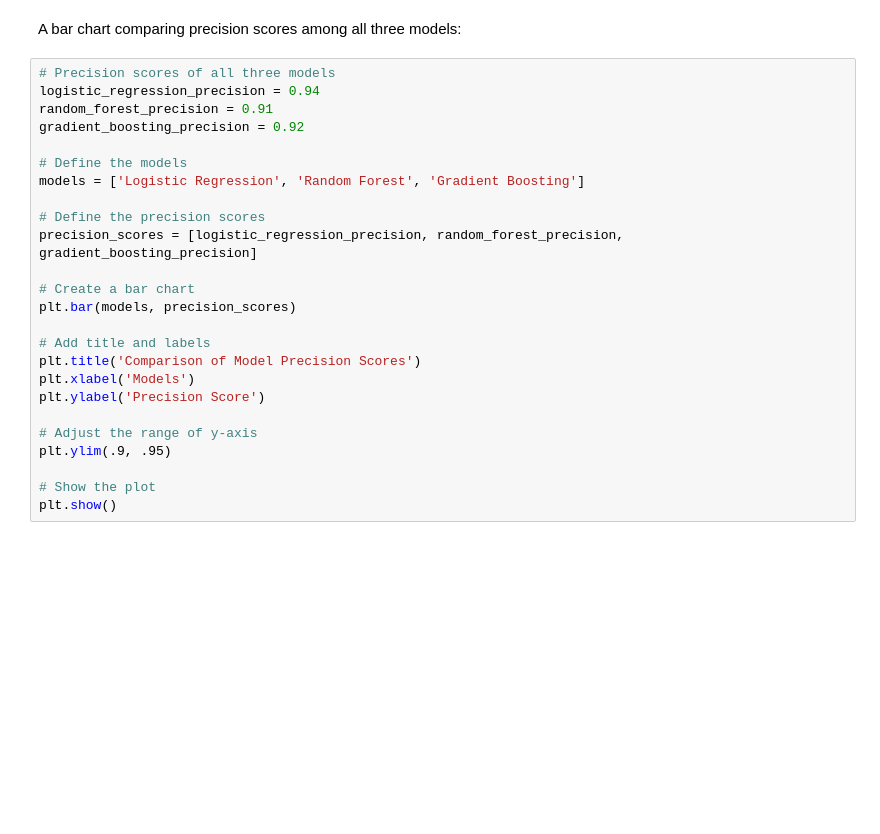
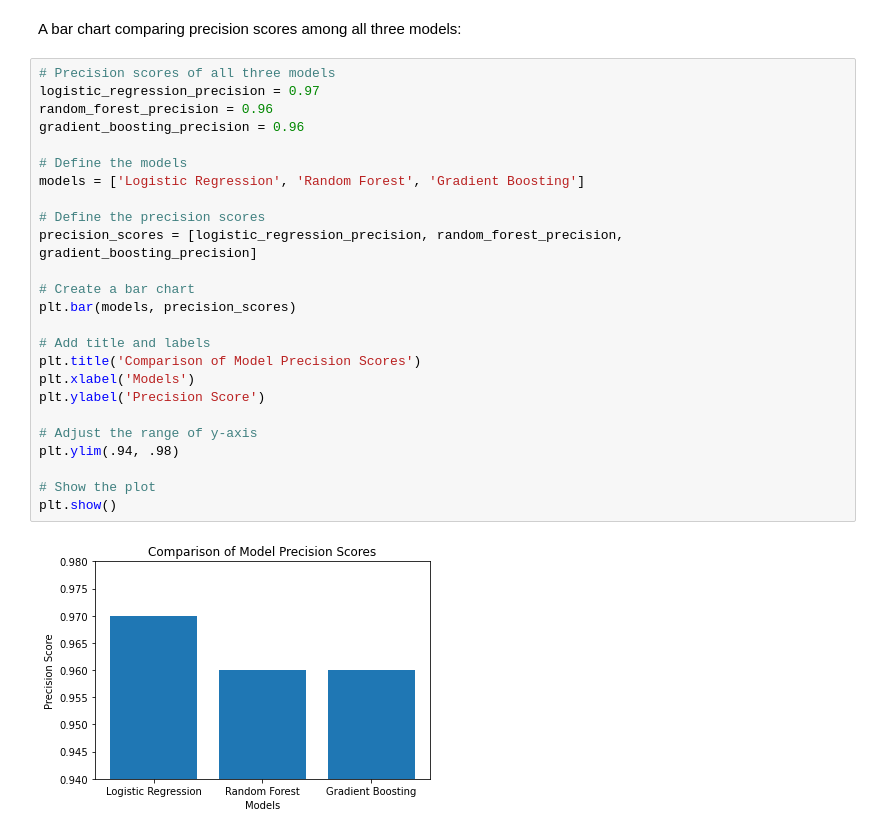
Before and after one commit to jbloewencolon/Predicting-Personality-and-Psychedelic-Experience, a Jupyter notebook: Openness to Psychedelics.ipynb, the cells around one changed output. Saved outputs shown, nothing was run; the diff lists cells and outputs as text; blank space fills up the shorter version.

```diff
--- a/Openness to Psychedelics.ipynb
+++ b/Openness to Psychedelics.ipynb
@@ -885,26 +950,28 @@ Therefore, getting more data might actually allow our more complex models to pro
 A bar chart comparing precision scores among all three models:
 # %%
 # Precision scores of all three models
-logistic_regression_precision = 0.94
-random_forest_precision = 0.91
-gradient_boosting_precision = 0.92
+logistic_regression_precision = 0.97
+random_forest_precision = 0.96
+gradient_boosting_precision = 0.96
 
 # Define the models
 models = ['Logistic Regression', 'Random Forest', 'Gradient Boosting']
 
 # Define the precision scores
 precision_scores = [logistic_regression_precision, random_forest_precision, gradient_boosting_precision]
 
 # Create a bar chart
 plt.bar(models, precision_scores)
 
 # Add title and labels
 plt.title('Comparison of Model Precision Scores')
 plt.xlabel('Models')
 plt.ylabel('Precision Score')
 
 # Adjust the range of y-axis
-plt.ylim(.9, .95)
+plt.ylim(.94, .98)
 
 # Show the plot
 plt.show()
+# %% [output]
+[figure, added]
```
Also changed, not shown: parts of 56 cells of this notebook.
